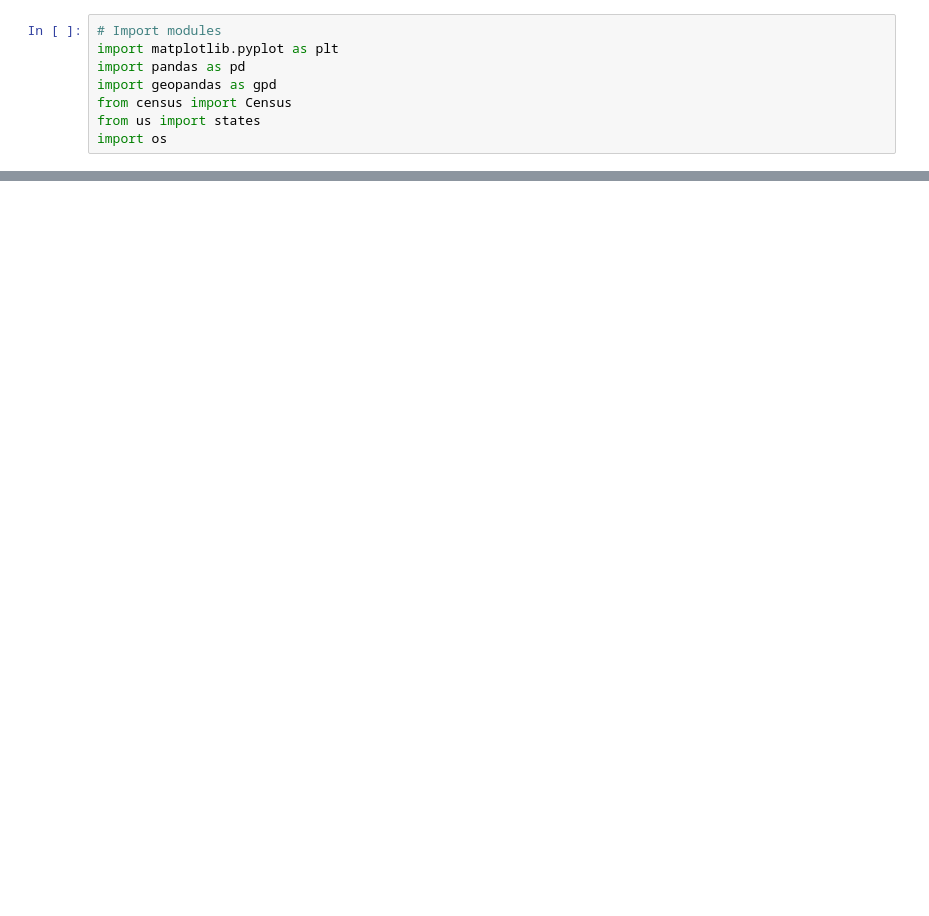
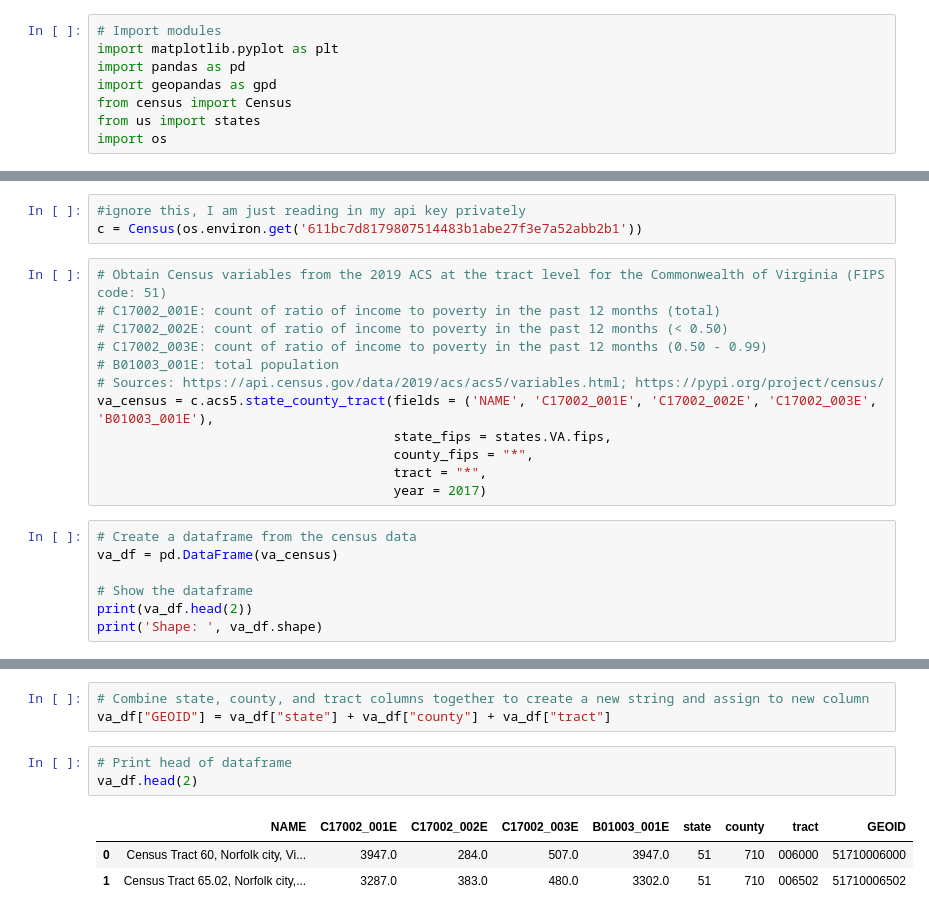
Before and after one commit to SergeyShchus/Data-analysis-Notebooks, a Jupyter notebook: Notebooks/PyGIS.ipynb, the cells around one changed output, grey strips where cells are left out. Saved outputs shown, nothing was run; the diff lists cells and outputs as text; blank space fills up the shorter version.

```diff
--- a/Notebooks/PyGIS.ipynb
+++ b/Notebooks/PyGIS.ipynb
@@ -1186,0 +1189,22 @@ c = Census("611bc7d8179807514483b1abe27f3e7a52abb2b1")
+# %%
+#ignore this, I am just reading in my api key privately
+c = Census(os.environ.get('611bc7d8179807514483b1abe27f3e7a52abb2b1'))
+# %%
+# Obtain Census variables from the 2019 ACS at the tract level for the Commonwealth of Virginia (FIPS code: 51)
+# C17002_001E: count of ratio of income to poverty in the past 12 months (total)
+# C17002_002E: count of ratio of income to poverty in the past 12 months (< 0.50)
+# C17002_003E: count of ratio of income to poverty in the past 12 months (0.50 - 0.99)
+# B01003_001E: total population
+# Sources: https://api.census.gov/data/2019/acs/acs5/variables.html; https://pypi.org/project/census/
+va_census = c.acs5.state_county_tract(fields = ('NAME', 'C17002_001E', 'C17002_002E', 'C17002_003E', 'B01003_001E'),
+                                      state_fips = states.VA.fips,
+                                      county_fips = "*",
+                                      tract = "*",
+                                      year = 2017)
+# %%
+# Create a dataframe from the census data
+va_df = pd.DataFrame(va_census)
+
+# Show the dataframe
+print(va_df.head(2))
+print('Shape: ', va_df.shape)
@@ -1186,0 +1251,10 @@ c = Census("611bc7d8179807514483b1abe27f3e7a52abb2b1")
+# %%
+# Combine state, county, and tract columns together to create a new string and assign to new column
+va_df["GEOID"] = va_df["state"] + va_df["county"] + va_df["tract"]
+# %%
+# Print head of dataframe
+va_df.head(2)
+# %% [output]
+|  | NAME | C17002_001E | C17002_002E | C17002_003E | B01003_001E | state | county | tract | GEOID |
+| 0 | Census Tract 60, Norfolk city, Vi... | 3947.0 | 284.0 | 507.0 | 3947.0 | 51 | 710 | 006000 | 51710006000 |
+| 1 | Census Tract 65.02, Norfolk city,... | 3287.0 | 383.0 | 480.0 | 3302.0 | 51 | 710 | 006502 | 51710006502 |
```
Also changed, not shown: parts of 12 cells of this notebook.
